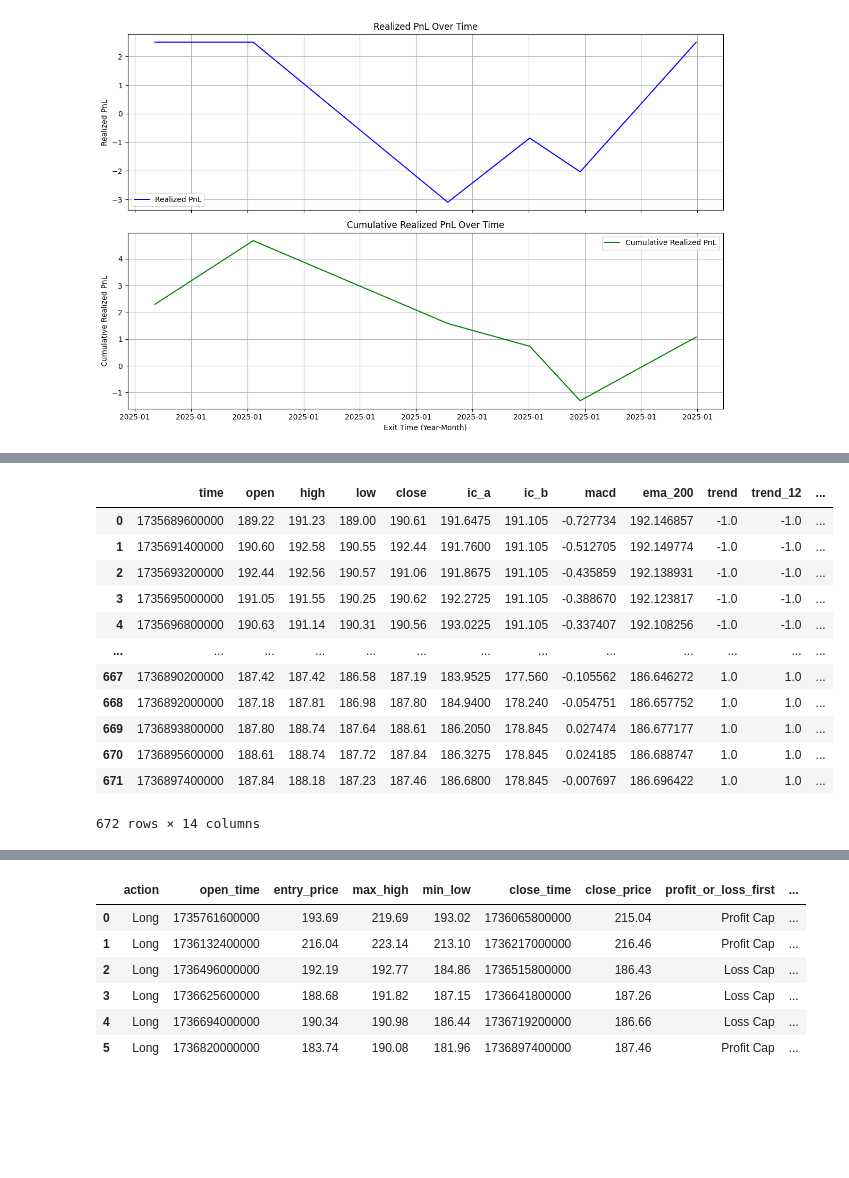
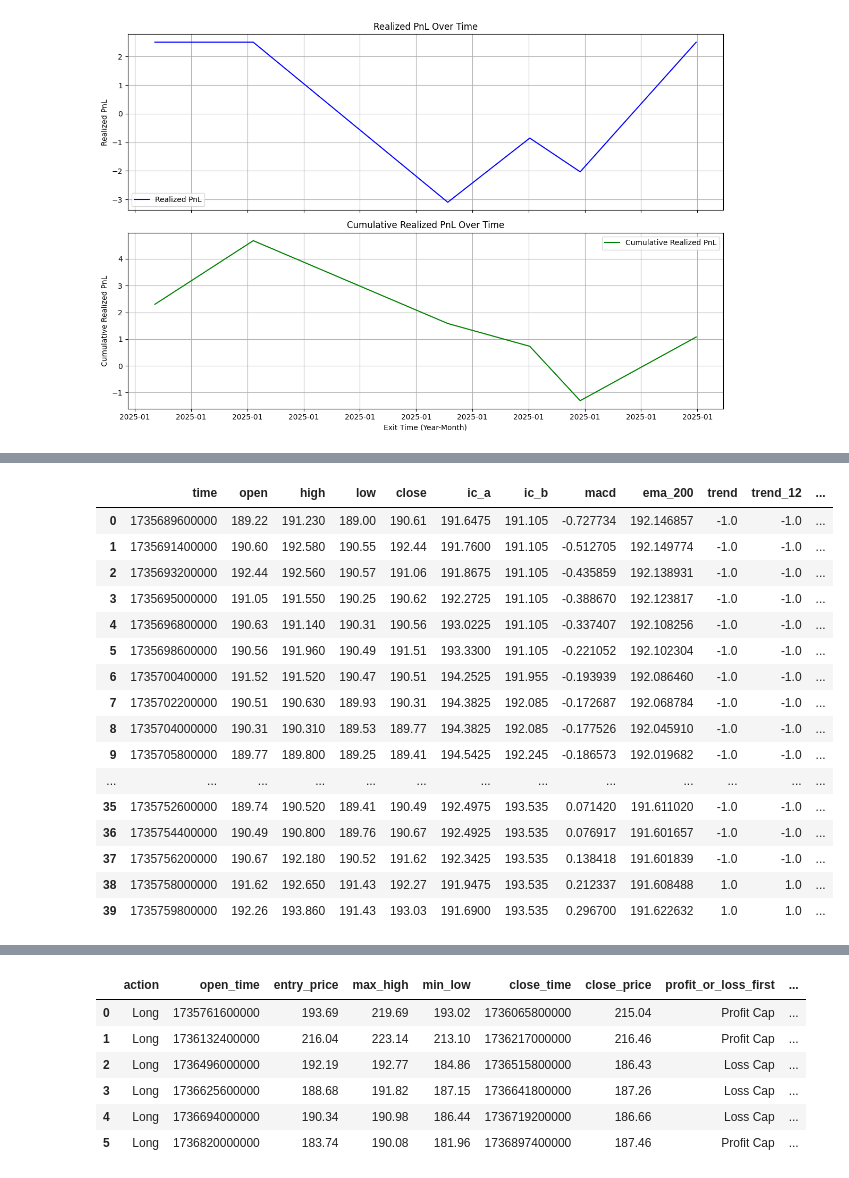
Before and after one commit to rheza-bitwyre/local-share-2, a Jupyter notebook: 03X_ST_IC/01_dev/03X_ST_IC_MACD_EMA.ipynb, the cells around one changed output, grey strips where cells are left out. Saved outputs shown, nothing was run; the diff lists cells and outputs as text; code cells hidden in the pictures; blank space fills up the shorter version.

```diff
--- a/03X_ST_IC/01_dev/03X_ST_IC_MACD_EMA.ipynb
+++ b/03X_ST_IC/01_dev/03X_ST_IC_MACD_EMA.ipynb
@@ -3675,20 +3675,20 @@ df_backtest = process_dataframe(supertrend_ichimoku_macd_ema_df)
 df_backtest_filtered = date_filtered_df(df_backtest,1735689600000,1736899200000)
 
 # Select strat
-df_backtest_recap = st_ic(df_backtest_filtered, position=1)
+df_backtest_recap = st_ic(df_backtest_filtered, position=2)
 # df_backtest_recap = st_ema(df_backtest_filtered, position=2)
 # df_backtest_recap = st_ic_ema(df_backtest_filtered, position=2)
 # df_backtest_recap = st_3(df_backtest_filtered, position=1)
 
 # Backtest recap
 df_backtest_recap_separated = separate_open_close(df_backtest_recap)
-positions_df, nan_count = get_positions(df_backtest_recap_separated)
+positions_df = get_positions(df_backtest_recap_separated)
 
-# # No cap
-# metrics_df, final_df = calculate_metrics(positions_df)
+# No cap
+metrics_df, final_df = calculate_metrics(positions_df)
 
-# Profit cap
-metrics_df, final_df = calculate_metrics_profit_capped(positions_df, profit_cap=2.5)
+# # Profit cap
+# metrics_df, final_df = calculate_metrics_profit_capped(positions_df, profit_cap=2.5)
 
 # # Profit & Loss cap
 # metrics_df, final_df = calculate_metrics_profit_loss_capped(positions_df, profit_cap=1.5, loss_cap = -5)
@@ -3790,16 +3719,20 @@ metrics_df
 # %%
-df_backtest_recap_separated
+df_backtest_recap_separated.head(40)
 # %% [output]
 |  | time | open | high | low | close | ic_a | ic_b | macd | ema_200 | trend | trend_12 | ... |
-| 0 | 1735689600000 | 189.22 | 191.23 | 189.00 | 190.61 | 191.6475 | 191.105 | -0.727734 | 192.146857 | -1.0 | -1.0 | ... |
-| 1 | 1735691400000 | 190.60 | 192.58 | 190.55 | 192.44 | 191.7600 | 191.105 | -0.512705 | 192.149774 | -1.0 | -1.0 | ... |
-| 2 | 1735693200000 | 192.44 | 192.56 | 190.57 | 191.06 | 191.8675 | 191.105 | -0.435859 | 192.138931 | -1.0 | -1.0 | ... |
-| 3 | 1735695000000 | 191.05 | 191.55 | 190.25 | 190.62 | 192.2725 | 191.105 | -0.388670 | 192.123817 | -1.0 | -1.0 | ... |
-| 4 | 1735696800000 | 190.63 | 191.14 | 190.31 | 190.56 | 193.0225 | 191.105 | -0.337407 | 192.108256 | -1.0 | -1.0 | ... |
+| 0 | 1735689600000 | 189.22 | 191.230 | 189.00 | 190.61 | 191.6475 | 191.105 | -0.727734 | 192.146857 | -1.0 | -1.0 | ... |
+| 1 | 1735691400000 | 190.60 | 192.580 | 190.55 | 192.44 | 191.7600 | 191.105 | -0.512705 | 192.149774 | -1.0 | -1.0 | ... |
+| 2 | 1735693200000 | 192.44 | 192.560 | 190.57 | 191.06 | 191.8675 | 191.105 | -0.435859 | 192.138931 | -1.0 | -1.0 | ... |
+| 3 | 1735695000000 | 191.05 | 191.550 | 190.25 | 190.62 | 192.2725 | 191.105 | -0.388670 | 192.123817 | -1.0 | -1.0 | ... |
+| 4 | 1735696800000 | 190.63 | 191.140 | 190.31 | 190.56 | 193.0225 | 191.105 | -0.337407 | 192.108256 | -1.0 | -1.0 | ... |
+| 5 | 1735698600000 | 190.56 | 191.960 | 190.49 | 191.51 | 193.3300 | 191.105 | -0.221052 | 192.102304 | -1.0 | -1.0 | ... |
+| 6 | 1735700400000 | 191.52 | 191.520 | 190.47 | 190.51 | 194.2525 | 191.955 | -0.193939 | 192.086460 | -1.0 | -1.0 | ... |
+| 7 | 1735702200000 | 190.51 | 190.630 | 189.93 | 190.31 | 194.3825 | 192.085 | -0.172687 | 192.068784 | -1.0 | -1.0 | ... |
+| 8 | 1735704000000 | 190.31 | 190.310 | 189.53 | 189.77 | 194.3825 | 192.085 | -0.177526 | 192.045910 | -1.0 | -1.0 | ... |
+| 9 | 1735705800000 | 189.77 | 189.800 | 189.25 | 189.41 | 194.5425 | 192.245 | -0.186573 | 192.019682 | -1.0 | -1.0 | ... |
 | ... | ... | ... | ... | ... | ... | ... | ... | ... | ... | ... | ... | ... |
-| 667 | 1736890200000 | 187.42 | 187.42 | 186.58 | 187.19 | 183.9525 | 177.560 | -0.105562 | 186.646272 | 1.0 | 1.0 | ... |
-| 668 | 1736892000000 | 187.18 | 187.81 | 186.98 | 187.80 | 184.9400 | 178.240 | -0.054751 | 186.657752 | 1.0 | 1.0 | ... |
-| 669 | 1736893800000 | 187.80 | 188.74 | 187.64 | 188.61 | 186.2050 | 178.845 | 0.027474 | 186.677177 | 1.0 | 1.0 | ... |
-| 670 | 1736895600000 | 188.61 | 188.74 | 187.72 | 187.84 | 186.3275 | 178.845 | 0.024185 | 186.688747 | 1.0 | 1.0 | ... |
-| 671 | 1736897400000 | 187.84 | 188.18 | 187.23 | 187.46 | 186.6800 | 178.845 | -0.007697 | 186.696422 | 1.0 | 1.0 | ... |
+| 35 | 1735752600000 | 189.74 | 190.520 | 189.41 | 190.49 | 192.4975 | 193.535 | 0.071420 | 191.611020 | -1.0 | -1.0 | ... |
+| 36 | 1735754400000 | 190.49 | 190.800 | 189.76 | 190.67 | 192.4925 | 193.535 | 0.076917 | 191.601657 | -1.0 | -1.0 | ... |
+| 37 | 1735756200000 | 190.67 | 192.180 | 190.52 | 191.62 | 192.3425 | 193.535 | 0.138418 | 191.601839 | -1.0 | -1.0 | ... |
+| 38 | 1735758000000 | 191.62 | 192.650 | 191.43 | 192.27 | 191.9475 | 193.535 | 0.212337 | 191.608488 | 1.0 | 1.0 | ... |
+| 39 | 1735759800000 | 192.26 | 193.860 | 191.43 | 193.03 | 191.6900 | 193.535 | 0.296700 | 191.622632 | 1.0 | 1.0 | ... |
-672 rows × 14 columns
```
Also changed, not shown: parts of 10 cells of this notebook.
